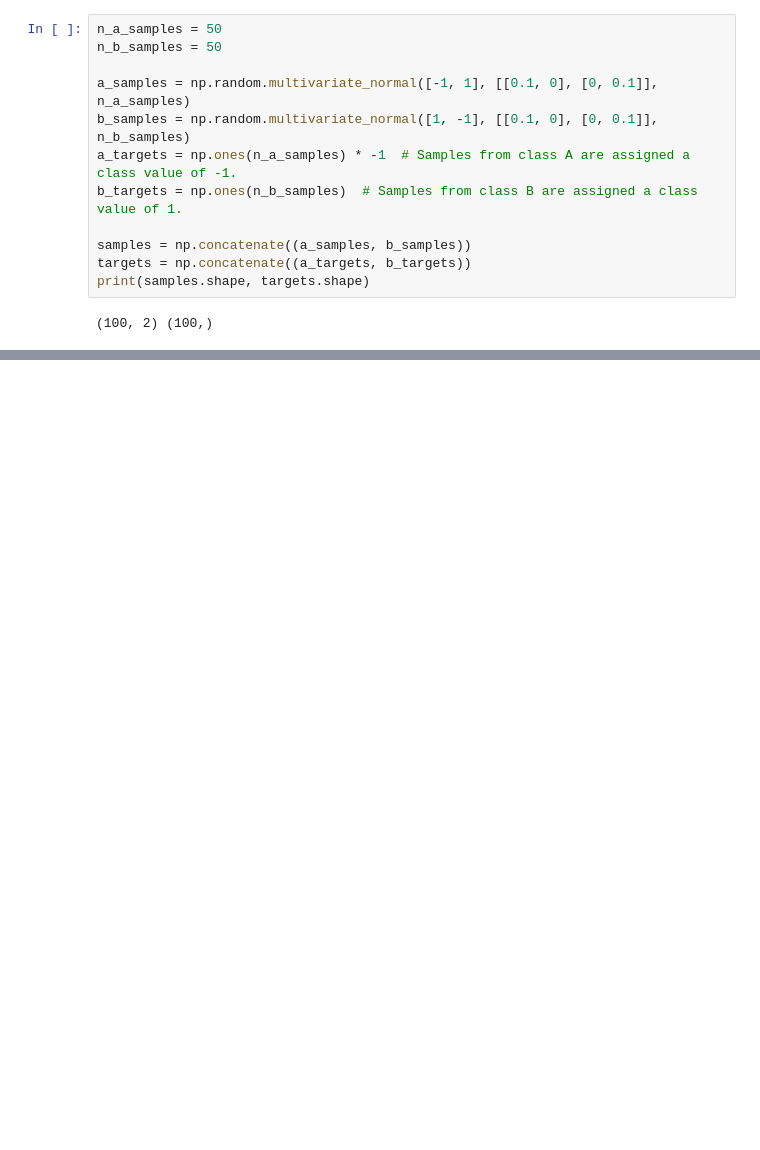
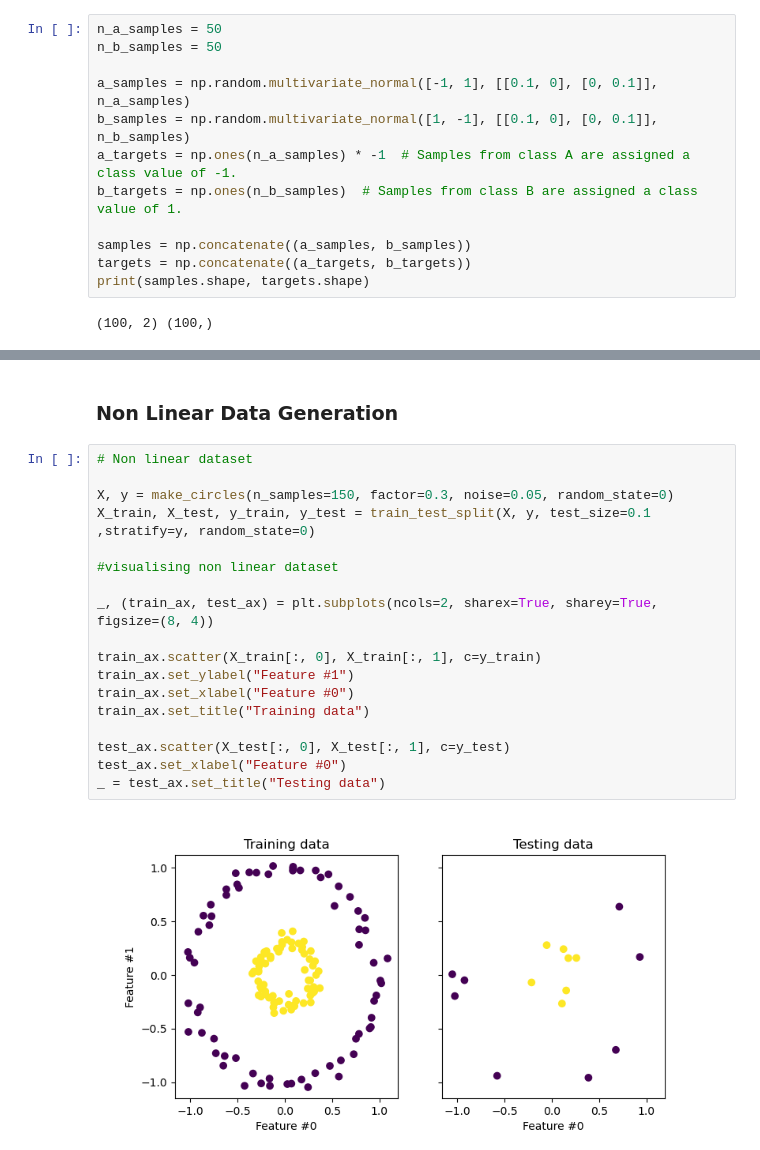
Before and after one commit to dj1095/cse6363-ml-tutorial, a Jupyter notebook: svm/smo.ipynb, the cells around one changed output, grey strips where cells are left out. Saved outputs shown, nothing was run; the diff lists cells and outputs as text; blank space fills up the shorter version.

```diff
--- a/svm/smo.ipynb
+++ b/svm/smo.ipynb
@@ -291,0 +308,22 @@ intercept=[-0.00736527]
+# %% [markdown]
+<h3>Non Linear Data Generation </h3>
+# %%
+# Non linear dataset
+
+X, y = make_circles(n_samples=150, factor=0.3, noise=0.05, random_state=0)
+X_train, X_test, y_train, y_test = train_test_split(X, y, test_size=0.1 ,stratify=y, random_state=0)
+
+#visualising non linear dataset
+
+_, (train_ax, test_ax) = plt.subplots(ncols=2, sharex=True, sharey=True, figsize=(8, 4))
+
+train_ax.scatter(X_train[:, 0], X_train[:, 1], c=y_train)
+train_ax.set_ylabel("Feature #1")
+train_ax.set_xlabel("Feature #0")
+train_ax.set_title("Training data")
+
+test_ax.scatter(X_test[:, 0], X_test[:, 1], c=y_test)
+test_ax.set_xlabel("Feature #0")
+_ = test_ax.set_title("Testing data")
+# %% [output]
+[figure, added]
```
Also changed, not shown: parts of 21 cells of this notebook.
